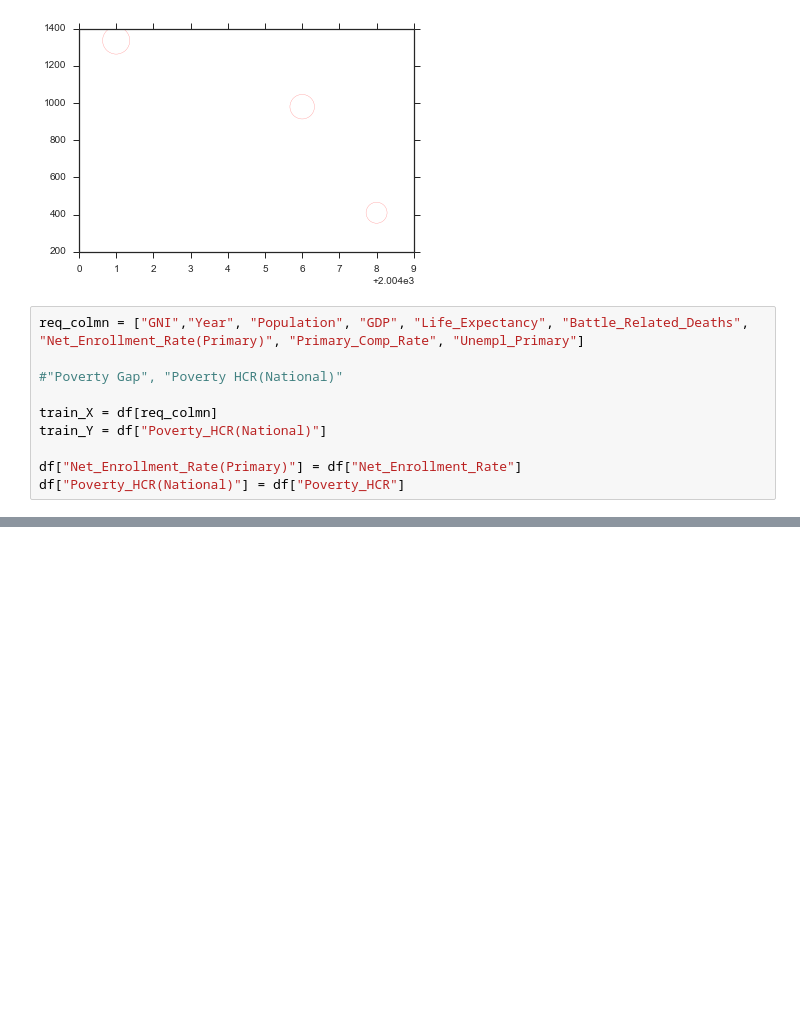
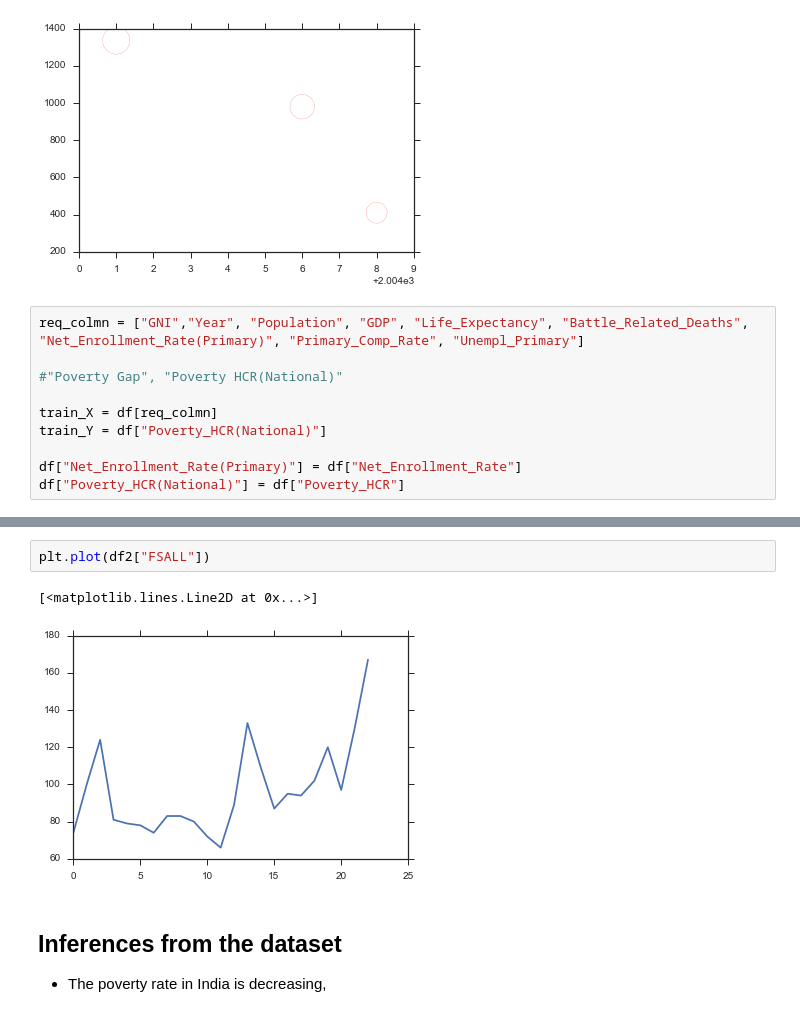
Before and after one commit to Dawny33/Data-Mining-and-ML, a Jupyter notebook: Intern Project/World_Poverty_Analysis/World_Poverty_Analysis.ipynb, the cells around one changed output, grey strips where cells are left out. Saved outputs shown, nothing was run; the diff lists cells and outputs as text; blank space fills up the shorter version.

```diff
--- a/Intern Project/World_Poverty_Analysis/World_Poverty_Analysis.ipynb
+++ b/Intern Project/World_Poverty_Analysis/World_Poverty_Analysis.ipynb
@@ -94,0 +146,11 @@ df["Poverty_HCR(National)"] = df["Poverty_HCR"]
+# %%
+plt.plot(df2["FSALL"])
+# %% [output]
+[<matplotlib.lines.Line2D at 0x...>]
+[figure, added]
+# %% [markdown]
+<h2> Inferences from the dataset </h2>
+
+<ul>
+<li>The poverty rate in India is decreasing, </li>
+</ul>
```
Also changed, not shown: parts of 6 cells of this notebook, 2 other files.
